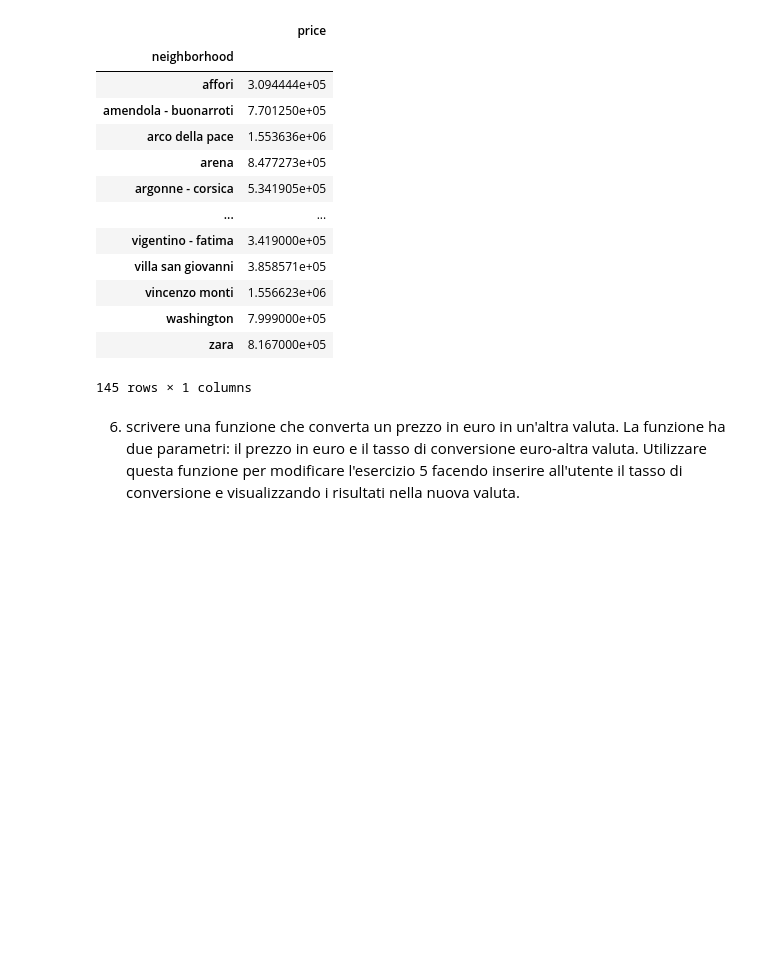
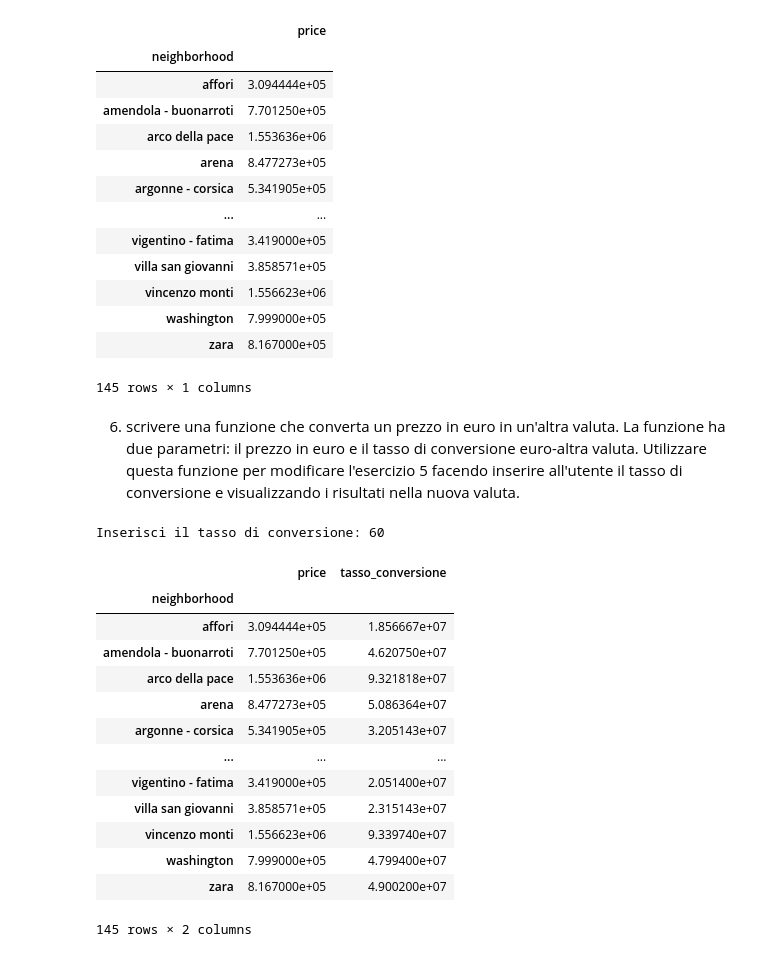
Before and after one commit to BernasconiLorenzo06/PANDAS_FILE, a Jupyter notebook: sommativa3.ipynb, the cells around one changed output. Cells and saved outputs as stored; diff of their text form; code cells hidden in the pictures; blank space fills up the shorter version.

```diff
--- a/sommativa3.ipynb
+++ b/sommativa3.ipynb
@@ -130,3 +116,28 @@ def converti_valuta(prezzo_euro, tasso_conversione):
 tasso = float(input("Inserisci il tasso di conversione: "))
 prezzo_altra_valuta = converti_valuta(dfmedie, tasso)
 print("Il prezzo convertito è:", prezzo_altra_valuta)
+# %%
+def converti_valuta(prezzo_euro, tasso_conversione):
+    prezzo_altra_valuta = prezzo_euro * tasso_conversione
+    return prezzo_altra_valuta
+tasso = float(input("Inserisci il tasso di conversione: "))
+# %% [output]
+Inserisci il tasso di conversione: 60
+# %%
+dfmedie["tasso_conversione"] = converti_valuta(dfmedie["price"],tasso)
+dfmedie
+# %% [output]
+|  | price | tasso_conversione |
+| neighborhood |  |  |
+| affori | 3.094444e+05 | 1.856667e+07 |
+| amendola - buonarroti | 7.701250e+05 | 4.620750e+07 |
+| arco della pace | 1.553636e+06 | 9.321818e+07 |
+| arena | 8.477273e+05 | 5.086364e+07 |
+| argonne - corsica | 5.341905e+05 | 3.205143e+07 |
+| ... | ... | ... |
+| vigentino - fatima | 3.419000e+05 | 2.051400e+07 |
+| villa san giovanni | 3.858571e+05 | 2.315143e+07 |
+| vincenzo monti | 1.556623e+06 | 9.339740e+07 |
+| washington | 7.999000e+05 | 4.799400e+07 |
+| zara | 8.167000e+05 | 4.900200e+07 |
+145 rows × 2 columns
```
Also changed, not shown: parts of 1 cell of this notebook.
